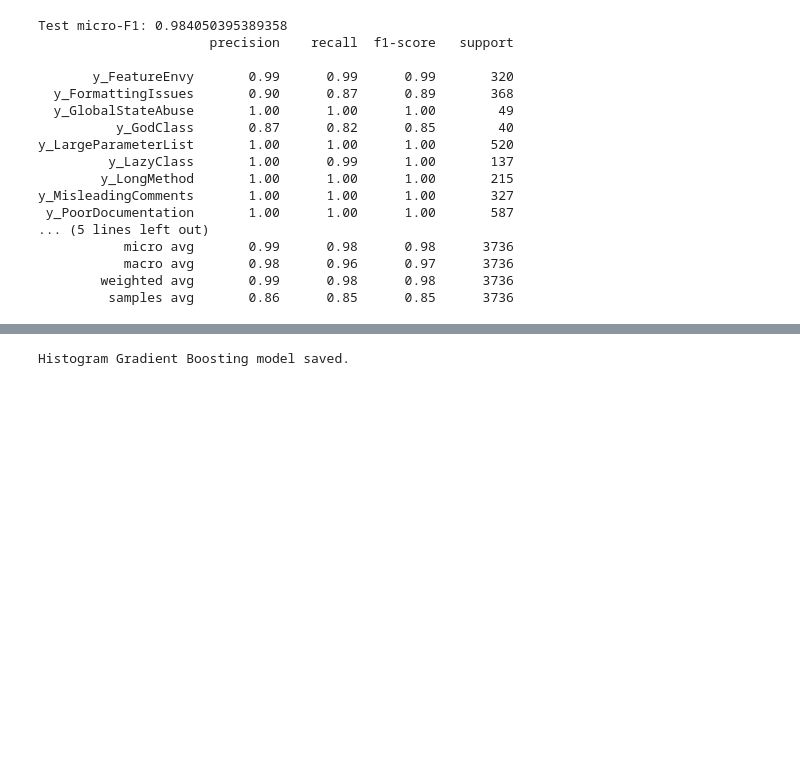
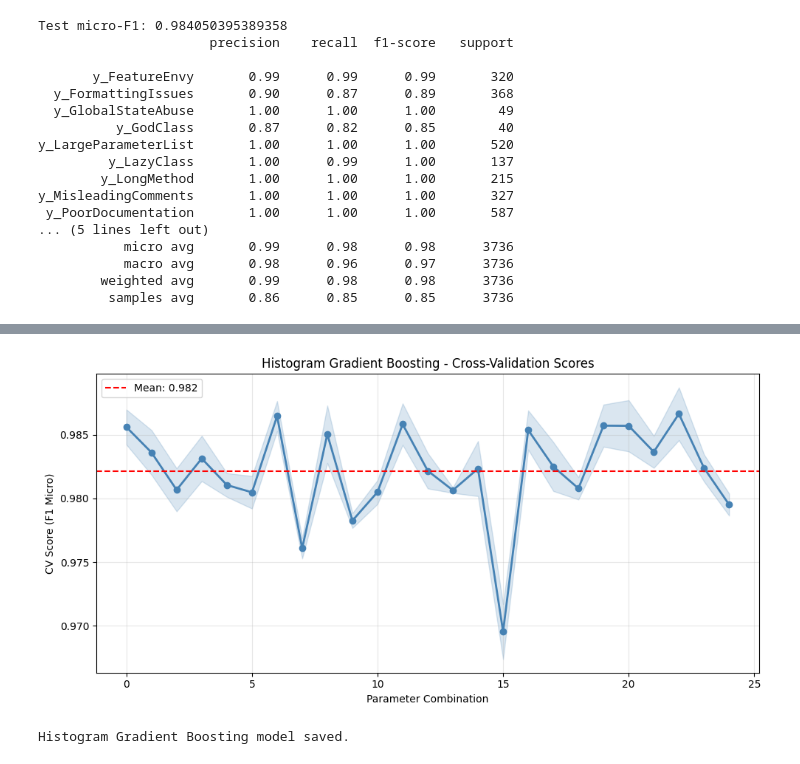
Before and after one commit to Darth-218/code-quality-assessment, a Jupyter notebook: notebooks/HistogramGradientBoosting.ipynb, the cells around one changed output, grey strips where cells are left out. Drawn from its saved outputs; the diff is of its cells as text; code cells hidden in the pictures; blank space fills up the shorter version.

```diff
--- a/notebooks/HistogramGradientBoosting.ipynb
+++ b/notebooks/HistogramGradientBoosting.ipynb
@@ -150,3 +170,25 @@ y_MisleadingComments       1.00      1.00      1.00       327
+# %%
+# Cross-Validation Scores Visualization
+import numpy as np
+
+cv_scores = search.cv_results_["mean_test_score"]
+cv_std = search.cv_results_["std_test_score"]
+
+plt.figure(figsize=(10, 5))
+x = np.arange(len(cv_scores))
+plt.plot(x, cv_scores, marker="o", color="steelblue", linewidth=2, markersize=6)
+plt.fill_between(x, cv_scores - cv_std, cv_scores + cv_std, alpha=0.2, color="steelblue")
+plt.axhline(y=cv_scores.mean(), color="red", linestyle="--", label=f"Mean: {cv_scores.mean():.3f}")
+plt.xlabel("Parameter Combination")
+plt.ylabel("CV Score (F1 Micro)")
+plt.title("Histogram Gradient Boosting - Cross-Validation Scores")
+plt.legend()
+plt.grid(True, alpha=0.3)
+plt.tight_layout()
+plt.savefig("../models/histogram_gb_cv_scores.png", dpi=150)
+plt.show()
+# %% [output]
+[figure, added]
 # %%
 with open('../models/histogram_gb.pkl', 'wb') as f:
     pickle.dump(final_model, f)
```
Also changed, not shown: parts of 1 cell of this notebook, 6 other files.
